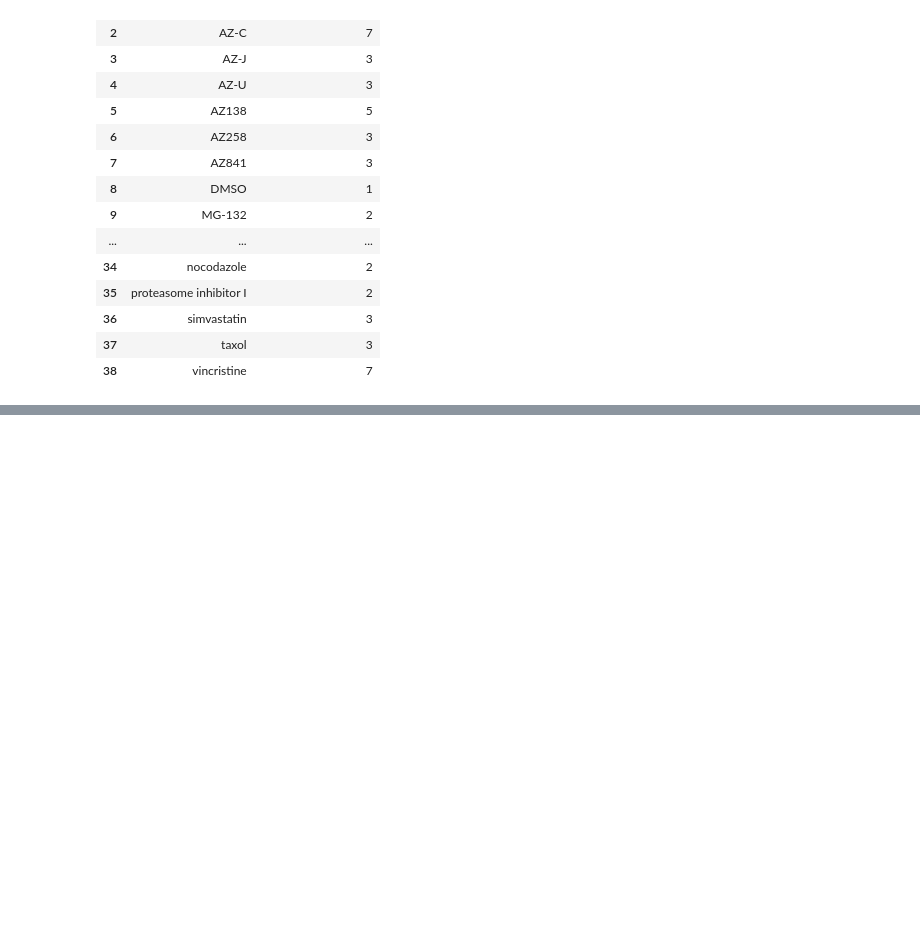
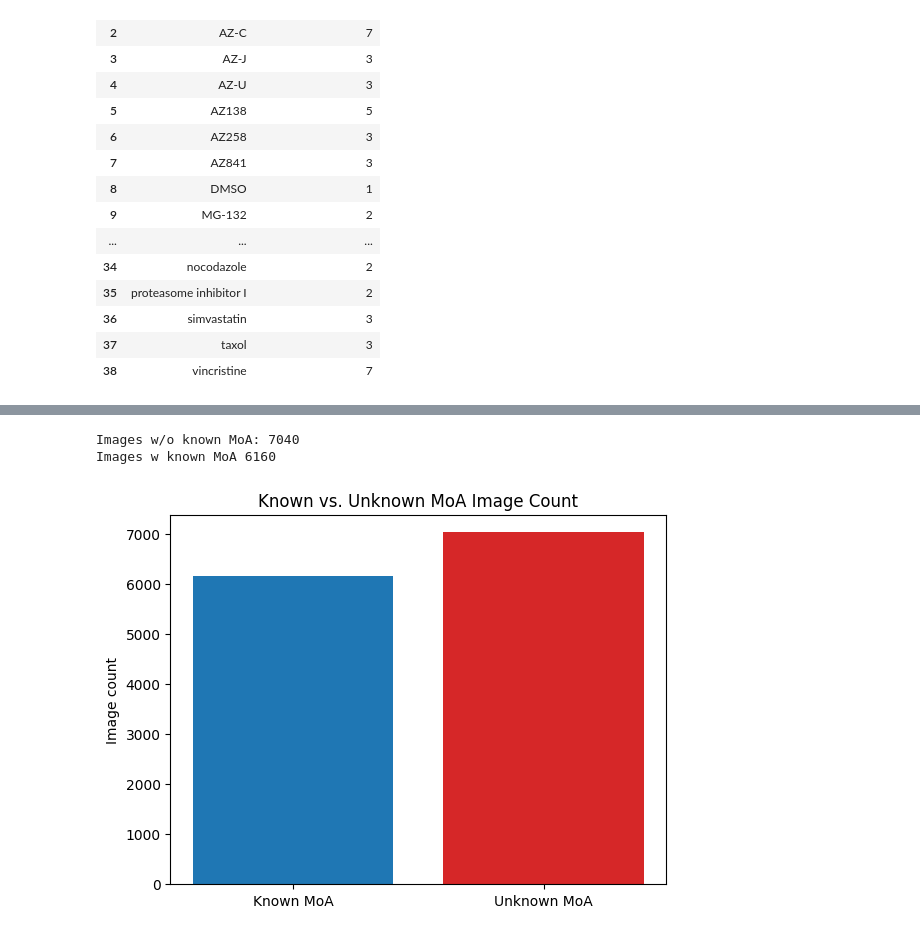
Before and after one commit to mattHG70/SIADS696_Milestone2, a Jupyter notebook: notebooks/milestone2_data_explore.ipynb, the cells around one changed output, grey strips where cells are left out. Drawn from its saved outputs; the diff is of its cells as text; code cells hidden in the pictures; blank space fills up the shorter version.

Commit message:
merge image and moa

```diff
--- a/notebooks/milestone2_data_explore.ipynb
+++ b/notebooks/milestone2_data_explore.ipynb
@@ -321,0 +337,4 @@ df_moa shape: (39, 2)
+# %%
+df_image_moa = df_image.merge(df_moa, left_on='Image_Metadata_Compound', right_on='compound', how='left')
+df_image_moa = df_image_moa.drop(columns=['compound'])
+print(f"Merged dataframe shape: {df_image_moa.shape}")
@@ -321,0 +363,19 @@ df_moa shape: (39, 2)
+# %%
+no_moa = df_image_moa[df_image_moa['moa'].isnull()].shape[0]
+print(f"Images w/o known MoA: {no_moa}")
+print(f"Images w known MoA {df_image_moa.shape[0]-no_moa}")
+
+moa_cat = ['Known MoA', 'Unknown MoA']
+moa_count = [df_image_moa.shape[0]-no_moa, no_moa]
+bar_colors = ['tab:blue', 'tab:red']
+moa_dist = {'Known MoA': df_image_moa.shape[0]-no_moa, 'Unknown MoA': no_moa}
+
+fig, ax = plt.subplots()
+ax.bar(moa_cat, moa_count, color=bar_colors)
+ax.set_ylabel('Image count')
+ax.set_title('Known vs. Unknown MoA Image Count')
+plt.show()
+# %% [output]
+Images w/o known MoA: 7040
+Images w known MoA 6160
+[figure, added]
```
Also changed, not shown: parts of 9 cells of this notebook.
